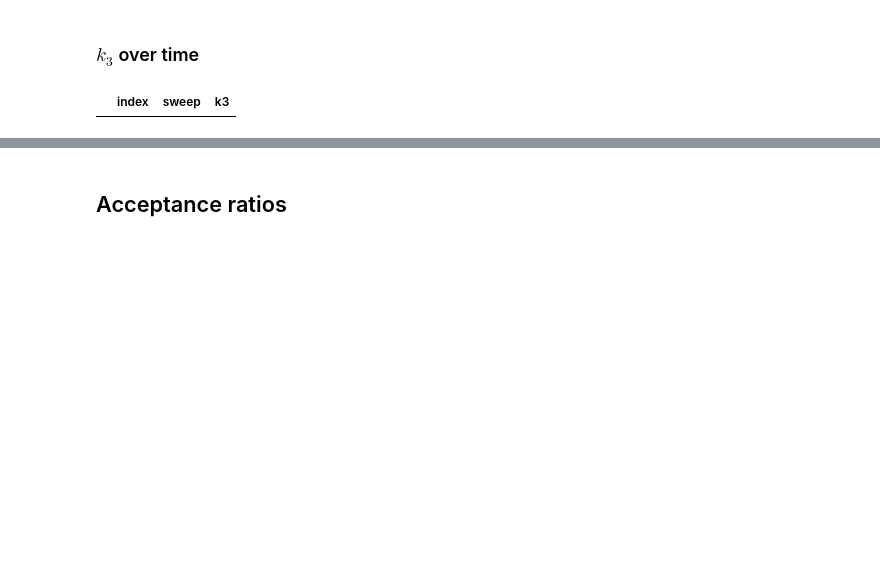
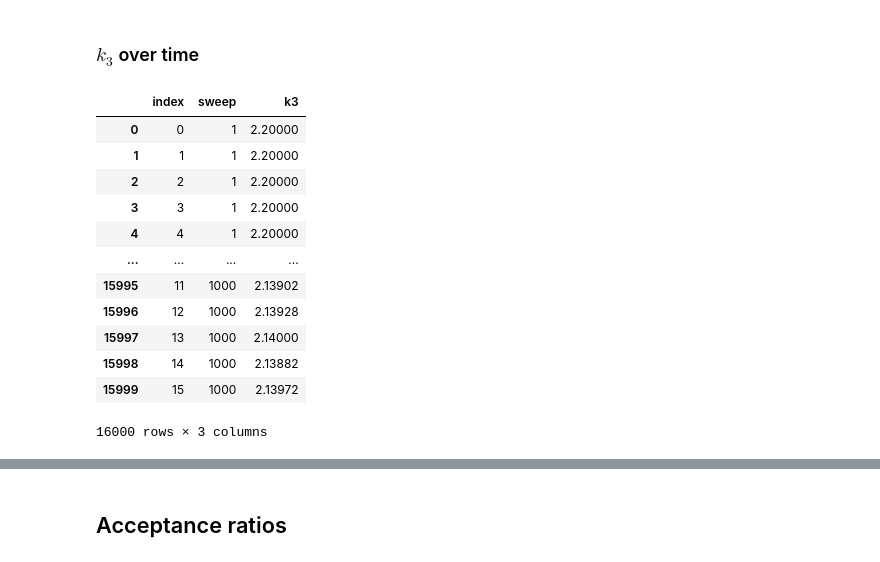
Before and after one commit to sedadenboer/CDT, a Jupyter notebook: src/2+1/experiments/analysis_thermal.ipynb, the cells around one changed output, grey strips where cells are left out. Saved outputs shown, nothing was run; the diff lists cells and outputs as text; code cells hidden in the pictures; blank space fills up the shorter version.

```diff
--- a/src/2+1/experiments/analysis_thermal.ipynb
+++ b/src/2+1/experiments/analysis_thermal.ipynb
@@ -85,21 +85,33 @@ plt.savefig(savepath, dpi=400, bbox_inches='tight')
 # %% [markdown]
 ### $k_3$ over time
 # %%
-path = f'thermal_{target_volume}/T{T}/N{target_volume}/N{target_volume}/measurements/k0={k0}'
+path = f'thermal_{target_volume}/T{T}/measurements/k0={k0}'
 filepaths_k3 = glob.glob(f'{path}/*k3_values.npy')
 k3_values = []
 for filepath in filepaths_k3:
     k3_values.append(np.load(filepath))
 
 # Make it a df to plot easily the mean and std
 df_k3 = pd.DataFrame(k3_values)
 # make a column for chain, sweep and the values k3
 df_k3 = df_k3.melt(var_name='sweep', value_name='k3', ignore_index=False).reset_index()
 # Increase sweep number by 1
 df_k3['sweep'] += 1
 df_k3
 # %% [output]
 |  | index | sweep | k3 |
+| 0 | 0 | 1 | 2.20000 |
+| 1 | 1 | 1 | 2.20000 |
+| 2 | 2 | 1 | 2.20000 |
+| 3 | 3 | 1 | 2.20000 |
+| 4 | 4 | 1 | 2.20000 |
+| ... | ... | ... | ... |
+| 15995 | 11 | 1000 | 2.13902 |
+| 15996 | 12 | 1000 | 2.13928 |
+| 15997 | 13 | 1000 | 2.14000 |
+| 15998 | 14 | 1000 | 2.13882 |
+| 15999 | 15 | 1000 | 2.13972 |
+16000 rows × 3 columns
 # %%
 # Plot the chains average with the standard deviation
 plt.figure(figsize=(7, 6))
```
Also changed, not shown: parts of 19 cells of this notebook.
